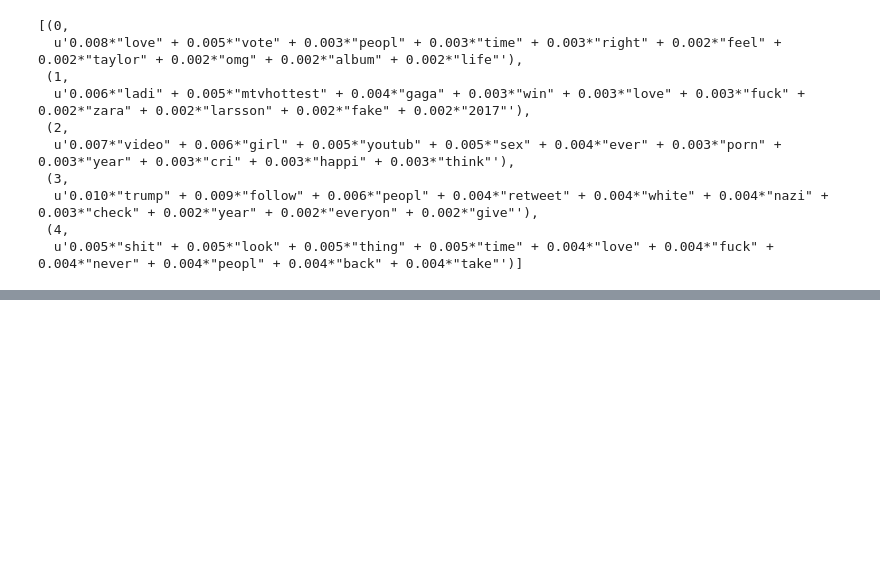
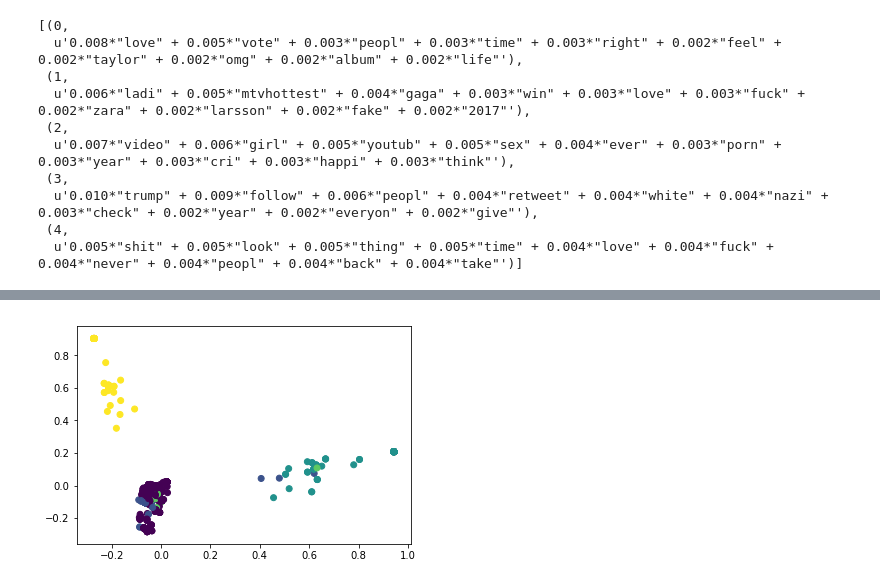
Before and after one commit to keangcheang/Springboard_exercise, a Jupyter notebook: Second_Capstone/Twitter_Topic_Modeling.ipynb, the cells around one changed output, grey strips where cells are left out. Drawn from its saved outputs; the diff is of its cells as text; code cells hidden in the pictures; blank space fills up the shorter version.

```diff
--- a/Second_Capstone/Twitter_Topic_Modeling.ipynb
+++ b/Second_Capstone/Twitter_Topic_Modeling.ipynb
@@ -345,0 +332,5 @@ http://pandas.pydata.org/pandas-docs/stable/indexing.html#ix-indexer-is-deprecat
+# %%
+texts = [str(i) for i in texts]
+# %%
+from sklearn.cross_validation import train_test_split
+train, test = train_test_split(texts, train_size = 0.8, random_state = 20 )
@@ -345,0 +441,33 @@ http://pandas.pydata.org/pandas-docs/stable/indexing.html#ix-indexer-is-deprecat
+# %%
+#The First option of testing with different numbers in parameters as below:
+import matplotlib.pyplot as plt
+from sklearn.pipeline import Pipeline
+from sklearn.feature_extraction.text import CountVectorizer, TfidfTransformer
+from sklearn.decomposition import PCA
+
+min_df = 0.015 # minimum frequency of words needed to be a part of the model
+max_df = 1.0 # max frequency of words to take into account as part of the model
+k = 5 # number of clusters
+
+vectorizer = TfidfVectorizer(max_df=max_df, min_df=min_df, sublinear_tf=True,
+                             ngram_range=(1,3), stop_words=en_stop)
+X = vectorizer.fit_transform(test)
+model = KMeans(n_clusters=k)
+#init='k-means++', max_iter=100, n_init=1
+model.fit(X)
+
+#print("Top terms per cluster:")
+order_centroids = model.cluster_centers_.argsort()[:, ::-1]
+terms = vectorizer.get_feature_names()
+
+centroids = model.cluster_centers_
+labels = model.labels_
+
+Y = X.todense()
+
+pca = PCA(n_components=3).fit(Y)
+data2D = pca.transform(Y)
+plt.scatter(data2D[:,0], data2D[:,1], c=labels)
+plt.show()              #not required if using ipython notebook
+# %% [output]
+[figure, added]
```
Also changed, not shown: parts of 25 cells of this notebook.
